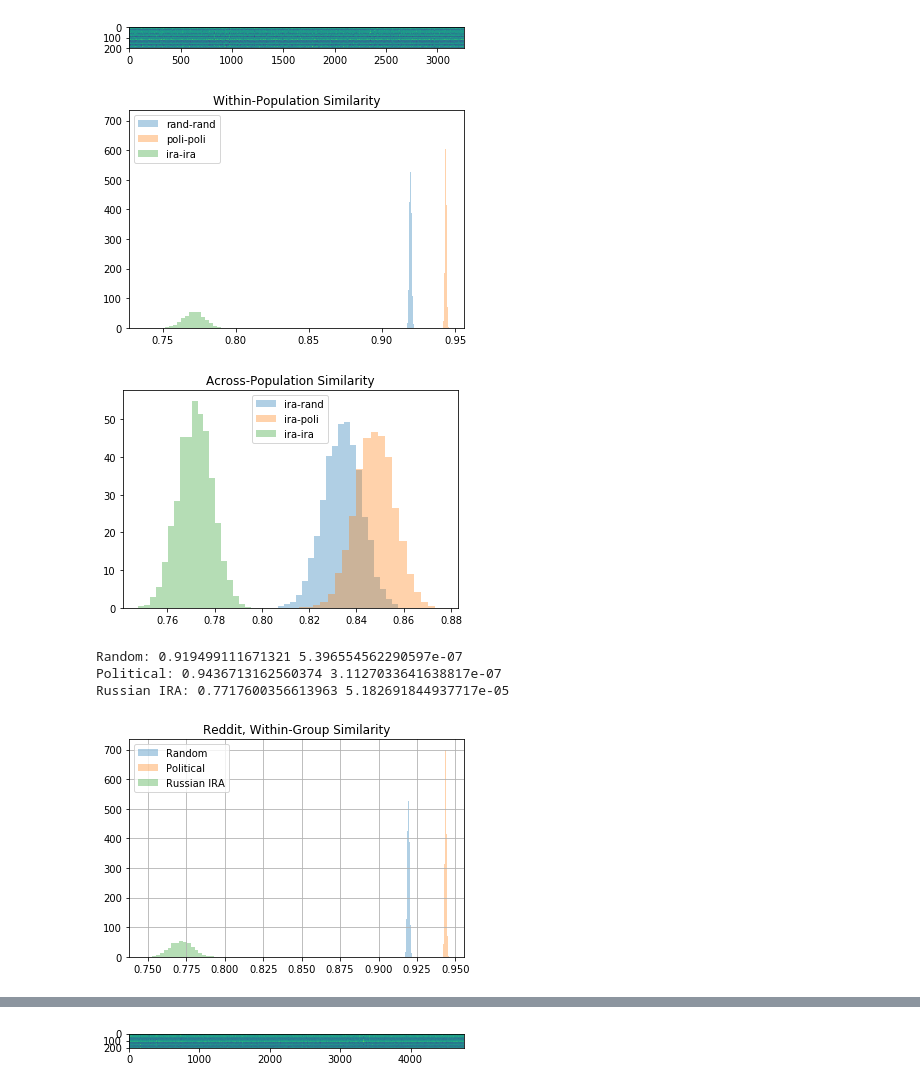
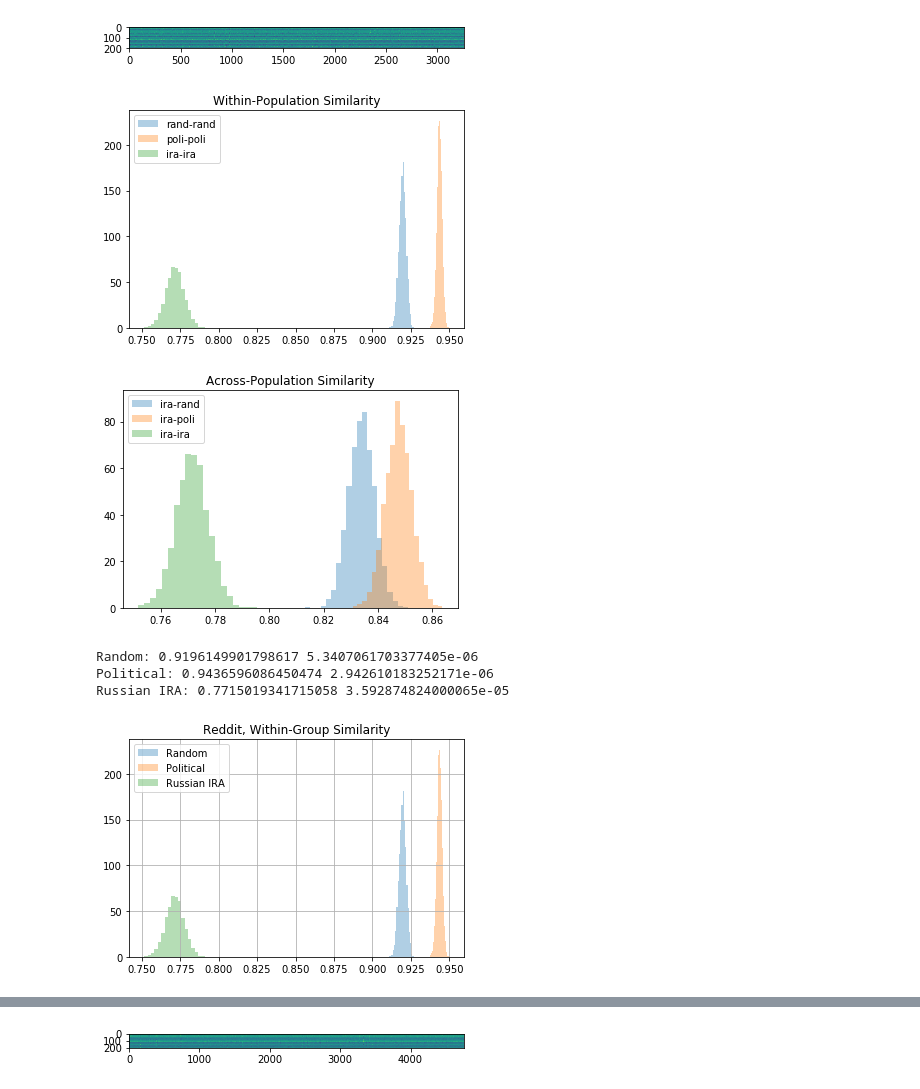
Before and after one commit to cbuntain/social-x-coor, a Jupyter notebook: notebooks/02a-PopulationTextComparison-Popular.ipynb, the cells around one changed output, grey strips where cells are left out. Saved outputs shown, nothing was run; the diff lists cells and outputs as text; code cells hidden in the pictures.

```diff
--- a/notebooks/02a-PopulationTextComparison-Popular.ipynb
+++ b/notebooks/02a-PopulationTextComparison-Popular.ipynb
@@ -102,3 +39,6 @@ bootstrap_count = 5000
+# %%
+sample_count = 1000
+bootstrap_count = 5000
 # %%
 twitter_links_df_rand = pd.read_csv("twitter_random_sample_user_means.csv")
 twitter_links_df_poli = pd.read_csv("twitter_political_sample_user_means.csv")
@@ -283,59 +253,89 @@ r2r_ira_ira_sim = sklearn.metrics.pairwise.cosine_similarity(
     reddit_user_links_mat_ira, reddit_user_links_mat_ira)
 
 r2r_ira_rand_sim = sklearn.metrics.pairwise.cosine_similarity(
     reddit_user_links_mat_ira, reddit_user_links_mat_rand)
 r2r_ira_poli_sim = sklearn.metrics.pairwise.cosine_similarity(
     reddit_user_links_mat_ira, reddit_user_links_mat_poli)
 r2r_rand_poli_sim = sklearn.metrics.pairwise.cosine_similarity(
     reddit_user_links_mat_rand, reddit_user_links_mat_poli)
 
-# Collapse similarities down to get the mean similarity for each user on the left to all users on the right
-#. note the minus 1 and reduction of shape by 1 for the within-platform groups, which I do to remove the
-#. self-similarity effect
-r2r_rand_rand_sim_avg = (np.sum(r2r_rand_rand_sim, axis=1) - 1) / (reddit_user_links_mat_rand.shape[0] - 1)
-r2r_poli_poli_sim_avg = (np.sum(r2r_poli_poli_sim, axis=1) - 1) / (reddit_user_links_mat_poli.shape[0] - 1)
-r2r_ira_ira_sim_avg = (np.sum(r2r_ira_ira_sim, axis=1) - 1) / (reddit_user_links_mat_ira.shape[0] - 1)
-r2r_ira_rand_sim_avg = np.mean(r2r_ira_rand_sim, axis=1)
-r2r_ira_poli_sim_avg = np.mean(r2r_ira_poli_sim, axis=1)
-r2r_ira_ira_sim_avg = np.mean(r2r_ira_ira_sim, axis=1)
-r2r_rand_poli_sim_avg = np.mean(r2r_rand_poli_sim, axis=1)
+# # Collapse similarities down to get the mean similarity for each user on the left to all users on the right
+# #. note the minus 1 and reduction of shape by 1 for the within-platform groups, which I do to remove the
+# #. self-similarity effect
+# r2r_rand_rand_sim_avg = (np.sum(r2r_rand_rand_sim, axis=1) - 1) / (reddit_user_links_mat_rand.shape[0] - 1)
+# r2r_poli_poli_sim_avg = (np.sum(r2r_poli_poli_sim, axis=1) - 1) / (reddit_user_links_mat_poli.shape[0] - 1)
+# r2r_ira_ira_sim_avg = (np.sum(r2r_ira_ira_sim, axis=1) - 1) / (reddit_user_links_mat_ira.shape[0] - 1)
+# r2r_ira_rand_sim_avg = np.mean(r2r_ira_rand_sim, axis=1)
+# r2r_ira_poli_sim_avg = np.mean(r2r_ira_poli_sim, axis=1)
+# r2r_ira_ira_sim_avg = np.mean(r2r_ira_ira_sim, axis=1)
+# r2r_rand_poli_sim_avg = np.mean(r2r_rand_poli_sim, axis=1)
+
+r2r_rand_rand_sim_flat = r2r_rand_rand_sim.flatten()
+r2r_poli_poli_sim_flat = r2r_poli_poli_sim.flatten()
+r2r_ira_ira_sim_flat = r2r_ira_ira_sim.flatten()
+r2r_ira_rand_sim_flat = r2r_ira_rand_sim.flatten()
+r2r_ira_poli_sim_flat = r2r_ira_poli_sim.flatten()
 
 # Show similarity distribution within populations in this platform
-r2r_rand_rand_sim_avg_bootstrap = [sklearn.utils.resample(r2r_rand_rand_sim_avg, replace=True, n_samples=r2r_rand_rand_sim_avg.shape[0]).mean() for i in range(bootstrap_count)]
-r2r_poli_poli_sim_avg_bootstrap = [sklearn.utils.resample(r2r_poli_poli_sim_avg, replace=True, n_samples=r2r_poli_poli_sim_avg.shape[0]).mean() for i in range(bootstrap_count)]
-r2r_ira_ira_sim_avg_bootstrap = [sklearn.utils.resample(r2r_ira_ira_sim_avg, replace=True, n_samples=r2r_ira_ira_sim_avg.shape[0]).mean() for i in range(bootstrap_count)]
+r2r_rand_rand_sim_avg_bootstrap = [
+    sklearn.utils.resample(
+        r2r_rand_rand_sim_flat, replace=True, n_samples=sample_count
+    ).mean()
+    for i in range(bootstrap_count)
+]
+r2r_poli_poli_sim_avg_bootstrap = [
+    sklearn.utils.resample(
+        r2r_poli_poli_sim_flat, replace=True, n_samples=sample_count
+    ).mean()
+    for i in range(bootstrap_count)
+]
+r2r_ira_ira_sim_avg_bootstrap = [
+    sklearn.utils.resample(
+        r2r_ira_ira_sim_flat, replace=True, n_samples=sample_count
+    ).mean()
+    for i in range(bootstrap_count)
+]
 
 plt.hist(r2r_rand_rand_sim_avg_bootstrap, bins=20, density=True, alpha=0.35, label="rand-rand")
 plt.hist(r2r_poli_poli_sim_avg_bootstrap, bins=20, density=True, alpha=0.35, label="poli-poli")
 plt.hist(r2r_ira_ira_sim_avg_bootstrap, bins=20, density=True, alpha=0.35, label="ira-ira")
 
 plt.title("Within-Population Similarity")
 plt.legend()
 plt.show()
 
 # Show similarity distribution across populations in this platform
-r2r_ira_rand_sim_avg_bootstrap = [sklearn.utils.resample(r2r_ira_rand_sim_avg, replace=True, n_samples=r2r_ira_rand_sim_avg.shape[0]).mean() for i in range(bootstrap_count)]
-r2r_ira_poli_sim_avg_bootstrap = [sklearn.utils.resample(r2r_ira_poli_sim_avg, replace=True, n_samples=r2r_ira_poli_sim_avg.shape[0]).mean() for i in range(bootstrap_count)]
-r2r_ira_ira_sim_avg_bootstrap = [sklearn.utils.resample(r2r_ira_ira_sim_avg, replace=True, n_samples=r2r_ira_ira_sim_avg.shape[0]).mean() for i in range(bootstrap_count)]
+r2r_ira_rand_sim_avg_bootstrap = [
+    sklearn.utils.resample(
+        r2r_ira_rand_sim_flat, replace=True, n_samples=sample_count
+    ).mean()
+    for i in range(bootstrap_count)
+]
+r2r_ira_poli_sim_avg_bootstrap = [
+    sklearn.utils.resample(
+        r2r_ira_poli_sim_flat, replace=True, n_samples=sample_count
+    ).mean()
+    for i in range(bootstrap_count)
+]
 
 plt.hist(r2r_ira_rand_sim_avg_bootstrap, bins=20, density=True, alpha=0.35, label="ira-rand")
 plt.hist(r2r_ira_poli_sim_avg_bootstrap, bins=20, density=True, alpha=0.35, label="ira-poli")
 plt.hist(r2r_ira_ira_sim_avg_bootstrap, bins=20, density=True, alpha=0.35, label="ira-ira")
 
 plt.title("Across-Population Similarity")
 plt.legend()
 plt.show()
 # %% [output]
-[figure, old version]
+[figure, new version]
-[figure, old version]
+[figure, new version]
 # %%
 print("Random:", np.array(r2r_rand_rand_sim_avg_bootstrap).mean(), np.array(r2r_rand_rand_sim_avg_bootstrap).var())
 print("Political:", np.array(r2r_poli_poli_sim_avg_bootstrap).mean(), np.array(r2r_poli_poli_sim_avg_bootstrap).var())
 print("Russian IRA:", np.array(r2r_ira_ira_sim_avg_bootstrap).mean(), np.array(r2r_ira_ira_sim_avg_bootstrap).var())
 # %% [output]
-Random: 0.919499111671321 5.396554562290597e-07
-Political: 0.9436713162560374 3.1127033641638817e-07
-Russian IRA: 0.7717600356613963 5.182691844937717e-05
+Random: 0.9196149901798617 5.3407061703377405e-06
+Political: 0.9436596086450474 2.942610183252171e-06
+Russian IRA: 0.7715019341715058 3.592874824000065e-05
 # %%
 plt.hist(r2r_rand_rand_sim_avg_bootstrap, bins=20, density=True, alpha=0.35, label="Random")
 plt.hist(r2r_poli_poli_sim_avg_bootstrap, bins=20, density=True, alpha=0.35, label="Political")
@@ -346,7 +346,7 @@ plt.legend()
 plt.grid()
 plt.show()
 # %% [output]
-[figure, old version]
+[figure, new version]
 # %%
 # Test whether the within-group similarities across the three populations are equal
 f_stat, p_val = scipy.stats.f_oneway(
```
Also changed, not shown: parts of 24 cells of this notebook, 3 other files.
